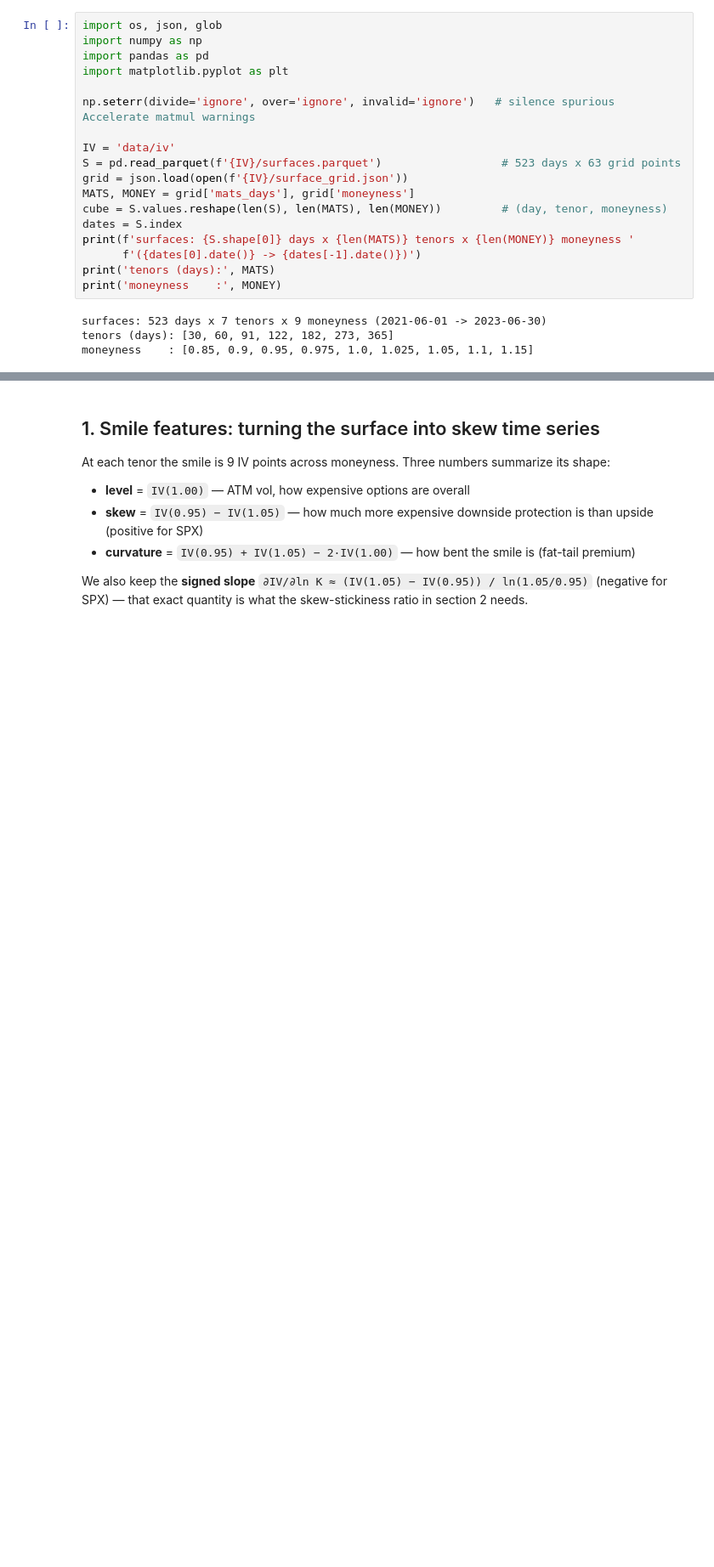
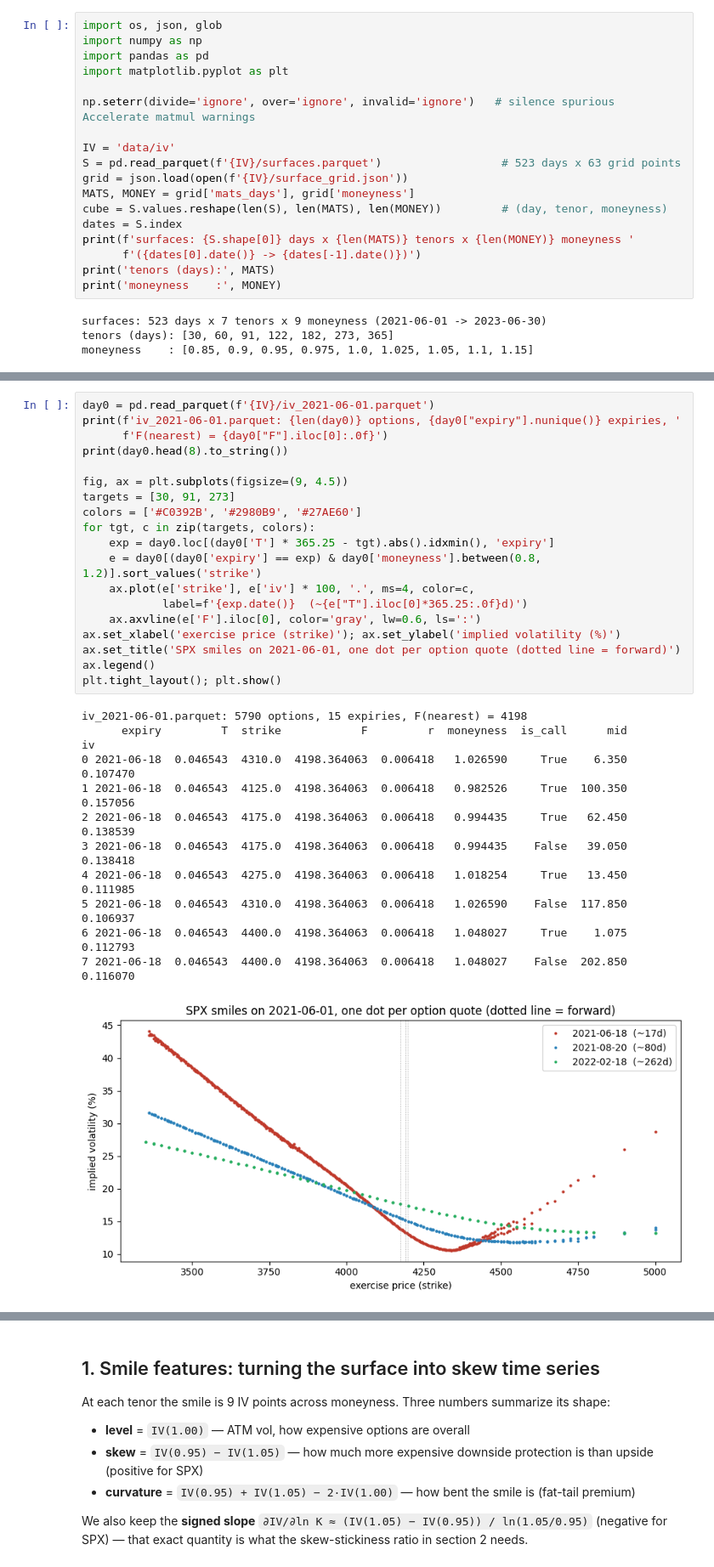
Before and after one commit to harrodyuan/DS4FE, a Jupyter notebook: DS4FE_IV_Surface_Skew_Dynamics.ipynb, the cells around one changed output, grey strips where cells are left out. Shown at 85% size. Saved outputs shown, nothing was run; the diff lists cells and outputs as text; blank space fills up the shorter version.

Commit message:
Expand skew-dynamics notebook: raw-data inspection, panel sanity checks, Natenberg floating-skew crash-day demo (2022-06-13), SSR regression scatter, textbook-vs-SSR reconciliation

```diff
--- a/DS4FE_IV_Surface_Skew_Dynamics.ipynb
+++ b/DS4FE_IV_Surface_Skew_Dynamics.ipynb
@@ -32,0 +47,31 @@ moneyness    : [0.85, 0.9, 0.95, 0.975, 1.0, 1.025, 1.05, 1.1, 1.15]
+# %%
+day0 = pd.read_parquet(f'{IV}/iv_2021-06-01.parquet')
+print(f'iv_2021-06-01.parquet: {len(day0)} options, {day0["expiry"].nunique()} expiries, '
+      f'F(nearest) = {day0["F"].iloc[0]:.0f}')
+print(day0.head(8).to_string())
+
+fig, ax = plt.subplots(figsize=(9, 4.5))
+targets = [30, 91, 273]
+colors = ['#C0392B', '#2980B9', '#27AE60']
+for tgt, c in zip(targets, colors):
+    exp = day0.loc[(day0['T'] * 365.25 - tgt).abs().idxmin(), 'expiry']
+    e = day0[(day0['expiry'] == exp) & day0['moneyness'].between(0.8, 1.2)].sort_values('strike')
+    ax.plot(e['strike'], e['iv'] * 100, '.', ms=4, color=c,
+            label=f'{exp.date()}  (~{e["T"].iloc[0]*365.25:.0f}d)')
+    ax.axvline(e['F'].iloc[0], color='gray', lw=0.6, ls=':')
+ax.set_xlabel('exercise price (strike)'); ax.set_ylabel('implied volatility (%)')
+ax.set_title('SPX smiles on 2021-06-01, one dot per option quote (dotted line = forward)')
+ax.legend()
+plt.tight_layout(); plt.show()
+# %% [output]
+iv_2021-06-01.parquet: 5790 options, 15 expiries, F(nearest) = 4198
+      expiry         T  strike            F         r  moneyness  is_call      mid        iv
+0 2021-06-18  0.046543  4310.0  4198.364063  0.006418   1.026590     True    6.350  0.107470
+1 2021-06-18  0.046543  4125.0  4198.364063  0.006418   0.982526     True  100.350  0.157056
+2 2021-06-18  0.046543  4175.0  4198.364063  0.006418   0.994435     True   62.450  0.138539
+3 2021-06-18  0.046543  4175.0  4198.364063  0.006418   0.994435    False   39.050  0.138418
+4 2021-06-18  0.046543  4275.0  4198.364063  0.006418   1.018254     True   13.450  0.111985
+5 2021-06-18  0.046543  4310.0  4198.364063  0.006418   1.026590    False  117.850  0.106937
+6 2021-06-18  0.046543  4400.0  4198.364063  0.006418   1.048027     True    1.075  0.112793
+7 2021-06-18  0.046543  4400.0  4198.364063  0.006418   1.048027    False  202.850  0.116070
+[figure, added]
```
Also changed, not shown: parts of 12 cells of this notebook.
